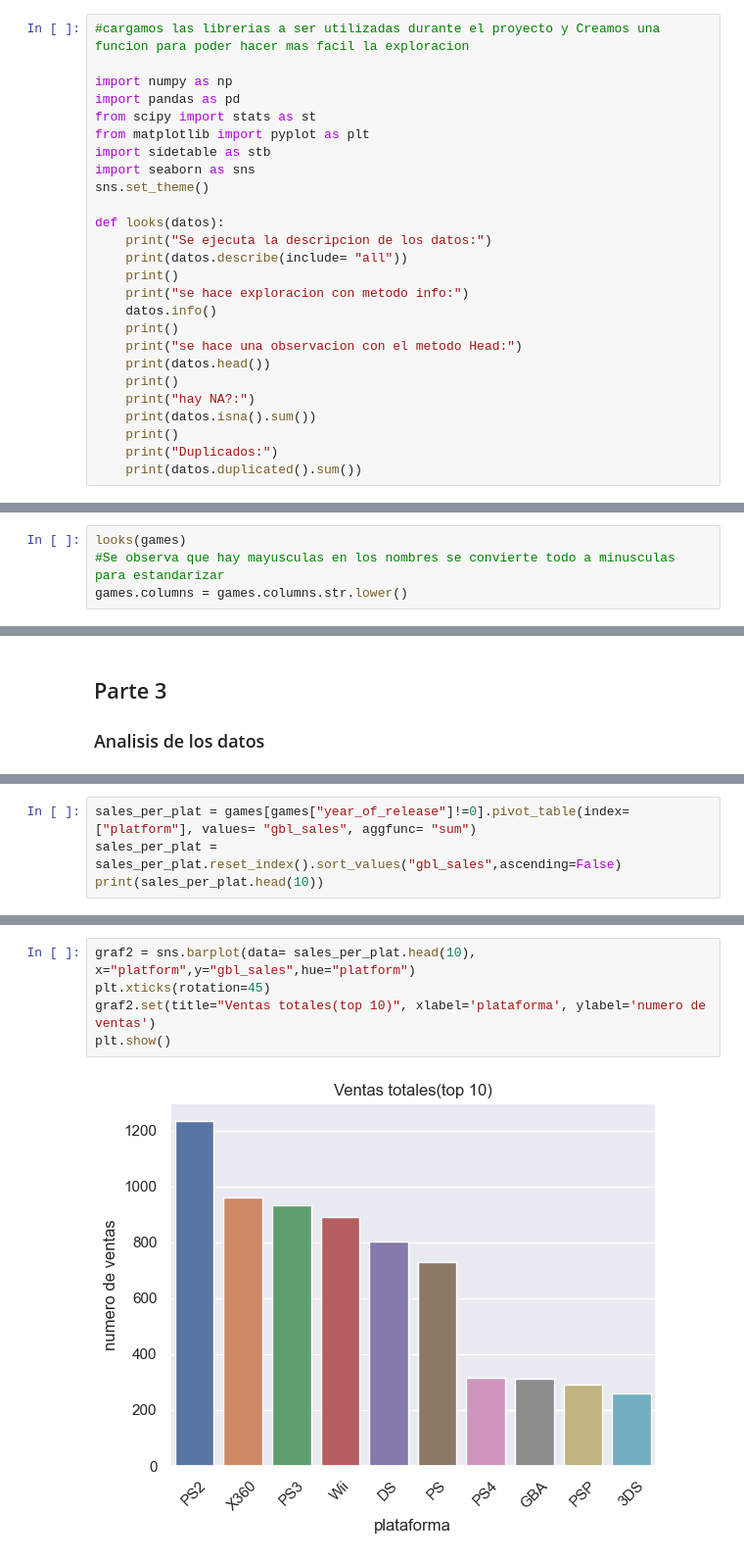
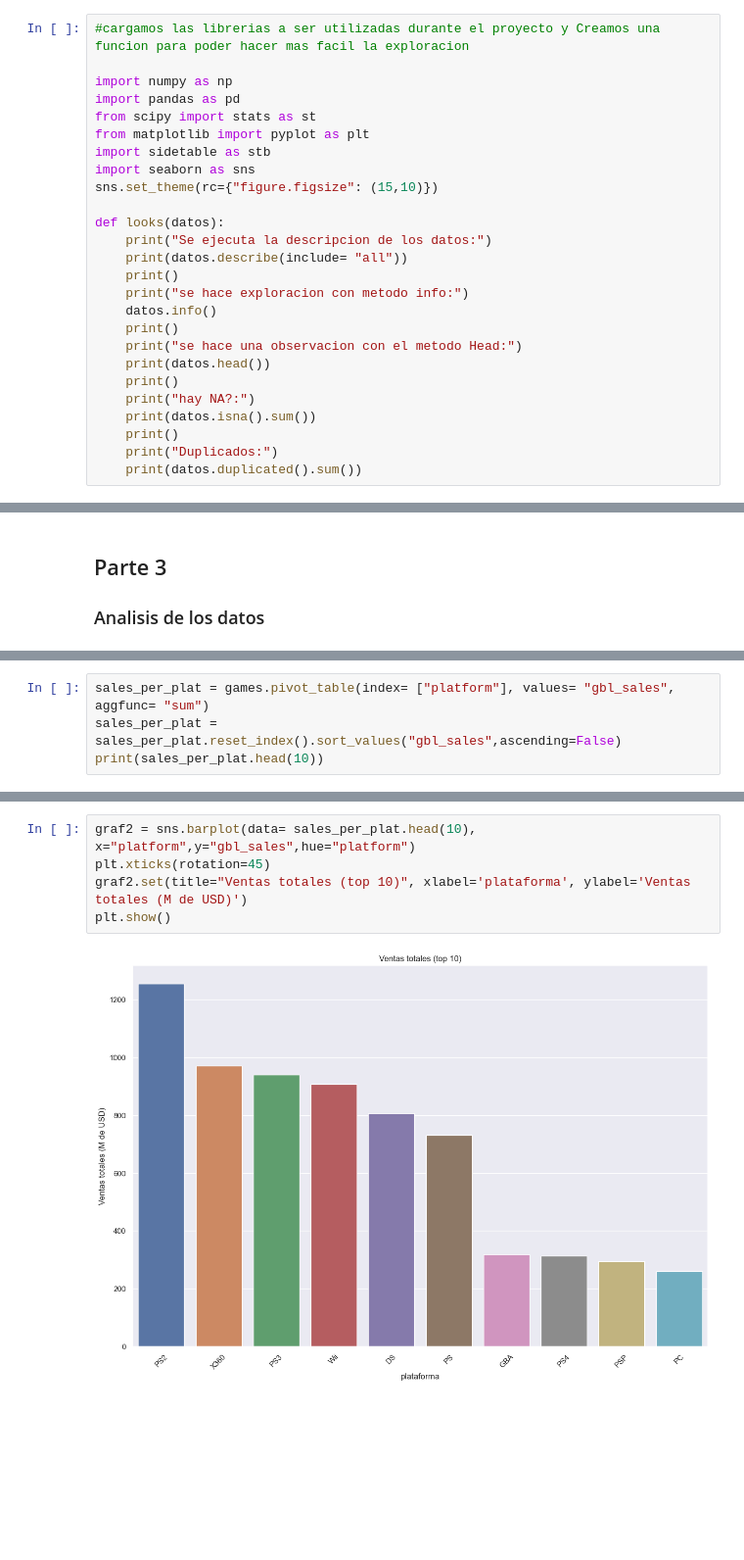
Before and after one commit to hukitan/tripleten, a Jupyter notebook: Proyectos_en_desarrollo/proyecto 6/proyecto6.ipynb, the cells around one changed output, grey strips where cells are left out. Shown at 98% size. Drawn from its saved outputs; the diff is of its cells as text; blank space fills up the shorter version.

```diff
--- a/Proyectos_en_desarrollo/proyecto 6/proyecto6.ipynb
+++ b/Proyectos_en_desarrollo/proyecto 6/proyecto6.ipynb
@@ -11,7 +11,7 @@ from scipy import stats as st
 from matplotlib import pyplot as plt
 import sidetable as stb
 import seaborn as sns
-sns.set_theme()
+sns.set_theme(rc={"figure.figsize": (15,10)})
 
 def looks(datos):
     print("Se ejecuta la descripcion de los datos:")
@@ -38,4 +37,0 @@ games # se verifica la lectura es correcta
-# %%
-looks(games)
-#Se observa que hay mayusculas en los nombres se convierte todo a minusculas para estandarizar
-games.columns = games.columns.str.lower()
@@ -152,5 +139,5 @@ year_of_release
 # %%
-sales_per_plat = games[games["year_of_release"]!=0].pivot_table(index= ["platform"], values= "gbl_sales", aggfunc= "sum")
+sales_per_plat = games.pivot_table(index= ["platform"], values= "gbl_sales", aggfunc= "sum")
 sales_per_plat = sales_per_plat.reset_index().sort_values("gbl_sales",ascending=False)
 print(sales_per_plat.head(10))
 # %% [output]
@@ -168,7 +155,7 @@ print(sales_per_plat.head(10))
 # %%
 graf2 = sns.barplot(data= sales_per_plat.head(10), x="platform",y="gbl_sales",hue="platform")
 plt.xticks(rotation=45)
-graf2.set(title="Ventas totales(top 10)", xlabel='plataforma', ylabel='numero de ventas')
+graf2.set(title="Ventas totales (top 10)", xlabel='plataforma', ylabel='Ventas totales (M de USD)')
 plt.show()
 # %% [output]
-[figure, old version]
+[figure, new version]
```
Also changed, not shown: parts of 24 cells of this notebook.
